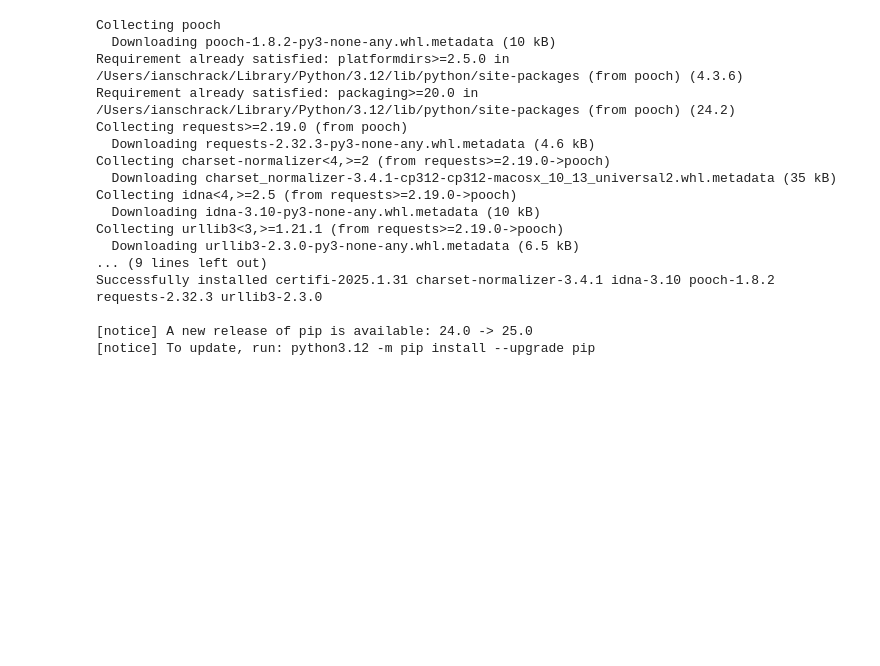
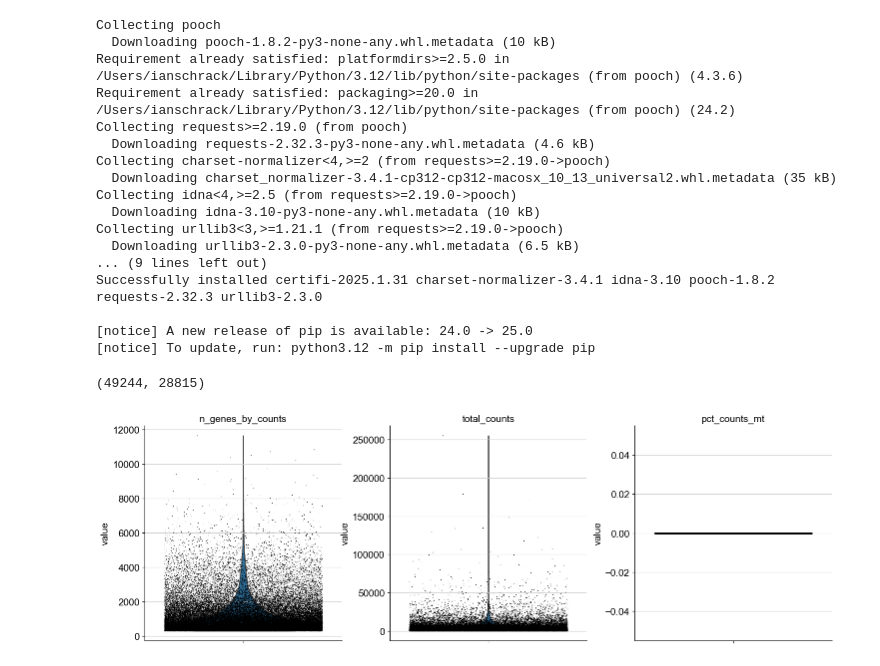
Before and after one commit to ischrack/ML-4T1-Parse-scRNAseq, a Jupyter notebook: Codes/ML-Pipeline_4T1-scRNA-Parsev3DropSeq-Integrated.ipynb, the cells around one changed output. Cells and saved outputs as stored; diff of their text form; code cells hidden in the pictures; blank space fills up the shorter version.

Commit message:
Began pre-processing data

```diff
--- a/Codes/ML-Pipeline_4T1-scRNA-Parsev3DropSeq-Integrated.ipynb
+++ b/Codes/ML-Pipeline_4T1-scRNA-Parsev3DropSeq-Integrated.ipynb
@@ -48,0 +50,42 @@ gene_data = gene_data[gene_data.gene_name.notnull()]
+# %%
+adata = sc.read_mtx(data_path + 'count_matrix.mtx')
+
+# Read in gene & cell data
+gene_data = pd.read_csv(data_path + "all_genes.csv")
+cell_meta = pd.read_csv(data_path + "cell_metadata.csv")
+
+# Find genes with nan values and filter
+gene_data = gene_data[gene_data.gene_name.notnull()]
+notNA = gene_data.index
+notNA = notNA.to_list()
+
+# Remove genes with nan values and assign gene names
+adata = adata[:,notNA]
+adata.var = gene_data
+adata.var.set_index('gene_name', inplace = True)
+adata.var_names_make_unique()
+
+# Add cell meta data to anndata object
+adata.obs = cell_meta
+adata.obs.set_index('bc_wells', inplace=True)
+adata.obs.index.name = None
+adata.obs_names_make_unique()
+
+sc.pp.filter_cells(adata, min_genes=300)
+sc.pp.filter_genes(adata, min_cells=5)
+
+# Returns the dimensions of the expression matrix (cells, genes)
+adata.shape
+# %% [output]
+(49244, 28815)
+# %%
+
+# Quality control
+
+# Calculate and add mitochondrial DNA
+adata.var['mt'] = adata.var_names.str.startswith('MT-')
+sc.pp.calculate_qc_metrics(adata, qc_vars=['mt'], percent_top=None, log1p=False, inplace=True)
+# %%
+sc.pl.violin(adata, ['n_genes_by_counts', "total_counts", "pct_counts_mt"], jitter=0.4, multi_panel=True)
+# %% [output]
+[figure, added]
```
Also changed, not shown: parts of 7 cells of this notebook.
